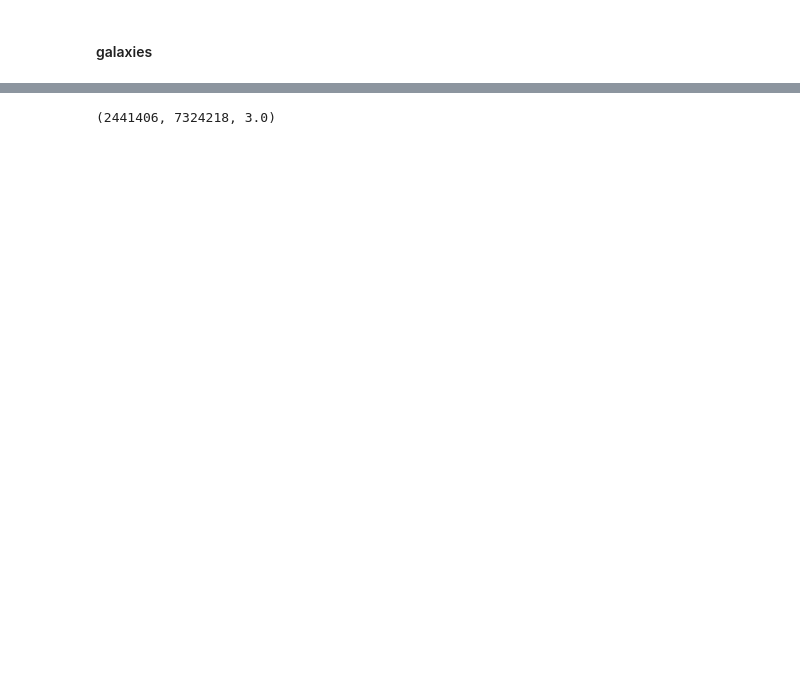
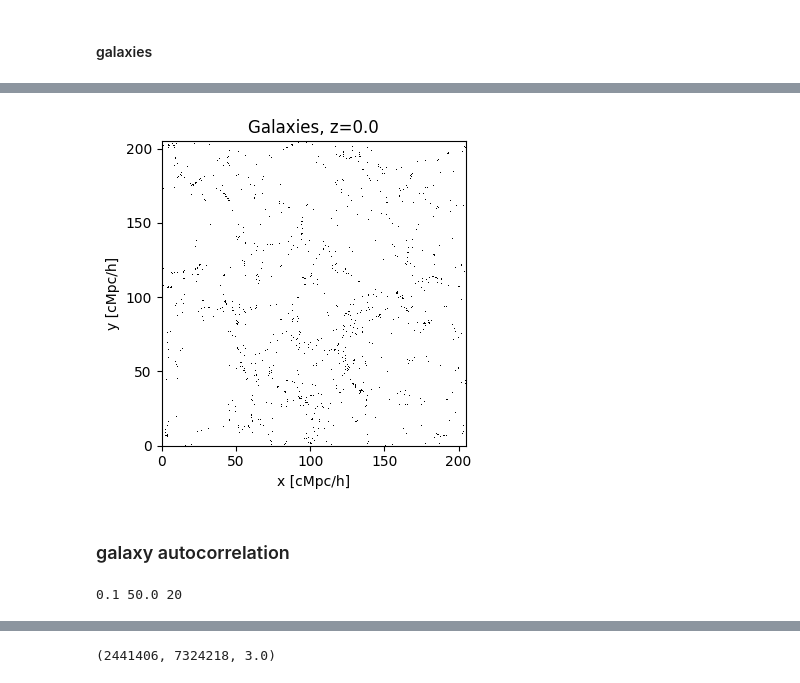
Before and after one commit to abbyw24/small-scale_cross-corrs, a Jupyter notebook: notebooks/cross-corrs_27-6-23.ipynb, the cells around one changed output, grey strips where cells are left out. Cells and saved outputs as stored; diff of their text form; code cells hidden in the pictures; blank space fills up the shorter version.

```diff
--- a/notebooks/cross-corrs_27-6-23.ipynb
+++ b/notebooks/cross-corrs_27-6-23.ipynb
@@ -55,0 +95,19 @@ subsampling 1354 random particles...
+# %%
+fig, ax = plt.subplots(figsize=(5.5,4))
+# slice
+zslice = np.where(gal_pos[:,2].value<50.)
+ax.plot(gal_pos[:,0][zslice].value, gal_pos[:,1][zslice].value, ls='None', marker=',', color='k')
+ax.set_xlim([0,205])
+ax.set_ylim([0,205])
+ticks = np.linspace(0, 200, 5)
+ax.set_xticks(ticks)
+ax.set_yticks(ticks)
+ax.set_aspect('equal')
+ax.set_xlabel('x [cMpc/h]')
+ax.set_ylabel('y [cMpc/h]')
+ax.set_title(f'Galaxies, z={z}')
+fig.tight_layout()
+# %% [output]
+[figure, added]
+# %% [markdown]
+### galaxy autocorrelation
@@ -55,0 +120,10 @@ subsampling 1354 random particles...
+# %%
+# parameters
+randmult = 3
+rmin = xi_gal_auto['rmin']
+rmax = xi_gal_auto['rmax']
+nbins = xi_gal_auto['nbins']
+nthreads = 12
+print(rmin, rmax, nbins)
+# %% [output]
+0.1 50.0 20
```
Also changed, not shown: parts of 38 cells of this notebook, 3 other files.
